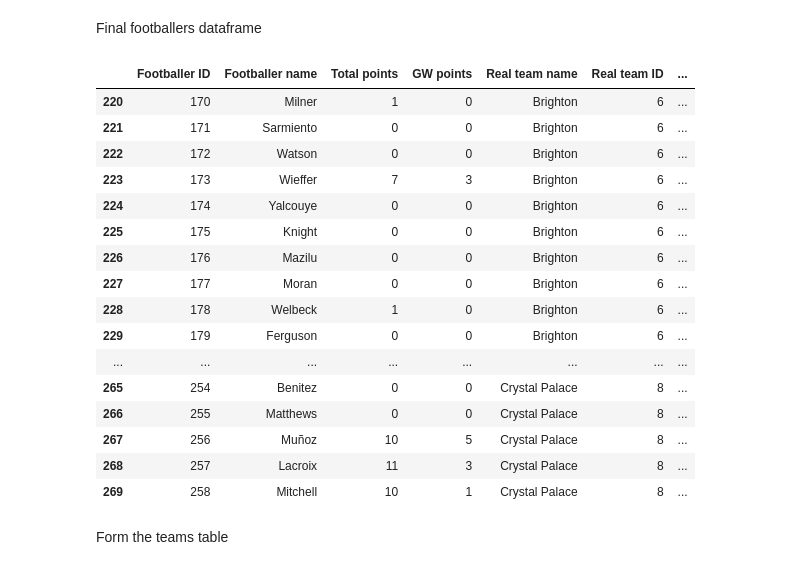
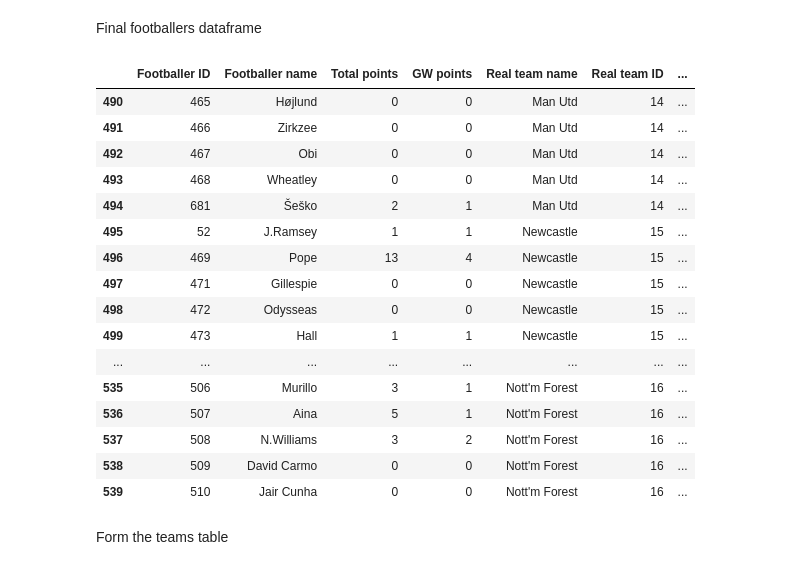
Before and after one commit to Muhammad-Daniyal-18/FPL, a Jupyter notebook: fpl_roundup.ipynb, the cells around one changed output. Cells and saved outputs as stored; diff of their text form; code cells hidden in the pictures.

```diff
--- a/fpl_roundup.ipynb
+++ b/fpl_roundup.ipynb
@@ -126,25 +126,25 @@ df_footballers = pd.DataFrame(footballers_data)
 # %% [markdown]
 Final footballers dataframe
 # %%
-df_footballers.iloc[220:270]
+df_footballers.iloc[490:540]
 # %% [output]
 |  | Footballer ID | Footballer name | Total points | GW points | Real team name | Real team ID | ... |
-| 220 | 170 | Milner | 1 | 0 | Brighton | 6 | ... |
-| 221 | 171 | Sarmiento | 0 | 0 | Brighton | 6 | ... |
-| 222 | 172 | Watson | 0 | 0 | Brighton | 6 | ... |
-| 223 | 173 | Wieffer | 7 | 3 | Brighton | 6 | ... |
-| 224 | 174 | Yalcouye | 0 | 0 | Brighton | 6 | ... |
-| 225 | 175 | Knight | 0 | 0 | Brighton | 6 | ... |
-| 226 | 176 | Mazilu | 0 | 0 | Brighton | 6 | ... |
-| 227 | 177 | Moran | 0 | 0 | Brighton | 6 | ... |
-| 228 | 178 | Welbeck | 1 | 0 | Brighton | 6 | ... |
-| 229 | 179 | Ferguson | 0 | 0 | Brighton | 6 | ... |
+| 490 | 465 | Højlund | 0 | 0 | Man Utd | 14 | ... |
+| 491 | 466 | Zirkzee | 0 | 0 | Man Utd | 14 | ... |
+| 492 | 467 | Obi | 0 | 0 | Man Utd | 14 | ... |
+| 493 | 468 | Wheatley | 0 | 0 | Man Utd | 14 | ... |
+| 494 | 681 | Šeško | 2 | 1 | Man Utd | 14 | ... |
+| 495 | 52 | J.Ramsey | 1 | 1 | Newcastle | 15 | ... |
+| 496 | 469 | Pope | 13 | 4 | Newcastle | 15 | ... |
+| 497 | 471 | Gillespie | 0 | 0 | Newcastle | 15 | ... |
+| 498 | 472 | Odysseas | 0 | 0 | Newcastle | 15 | ... |
+| 499 | 473 | Hall | 1 | 1 | Newcastle | 15 | ... |
 | ... | ... | ... | ... | ... | ... | ... | ... |
-| 265 | 254 | Benitez | 0 | 0 | Crystal Palace | 8 | ... |
-| 266 | 255 | Matthews | 0 | 0 | Crystal Palace | 8 | ... |
-| 267 | 256 | Muñoz | 10 | 5 | Crystal Palace | 8 | ... |
-| 268 | 257 | Lacroix | 11 | 3 | Crystal Palace | 8 | ... |
-| 269 | 258 | Mitchell | 10 | 1 | Crystal Palace | 8 | ... |
+| 535 | 506 | Murillo | 3 | 1 | Nott'm Forest | 16 | ... |
+| 536 | 507 | Aina | 5 | 1 | Nott'm Forest | 16 | ... |
+| 537 | 508 | N.Williams | 3 | 2 | Nott'm Forest | 16 | ... |
+| 538 | 509 | David Carmo | 0 | 0 | Nott'm Forest | 16 | ... |
+| 539 | 510 | Jair Cunha | 0 | 0 | Nott'm Forest | 16 | ... |
 # %% [markdown]
 Form the teams table
 # %% [markdown]
```
Also changed, not shown: parts of 25 cells of this notebook.
